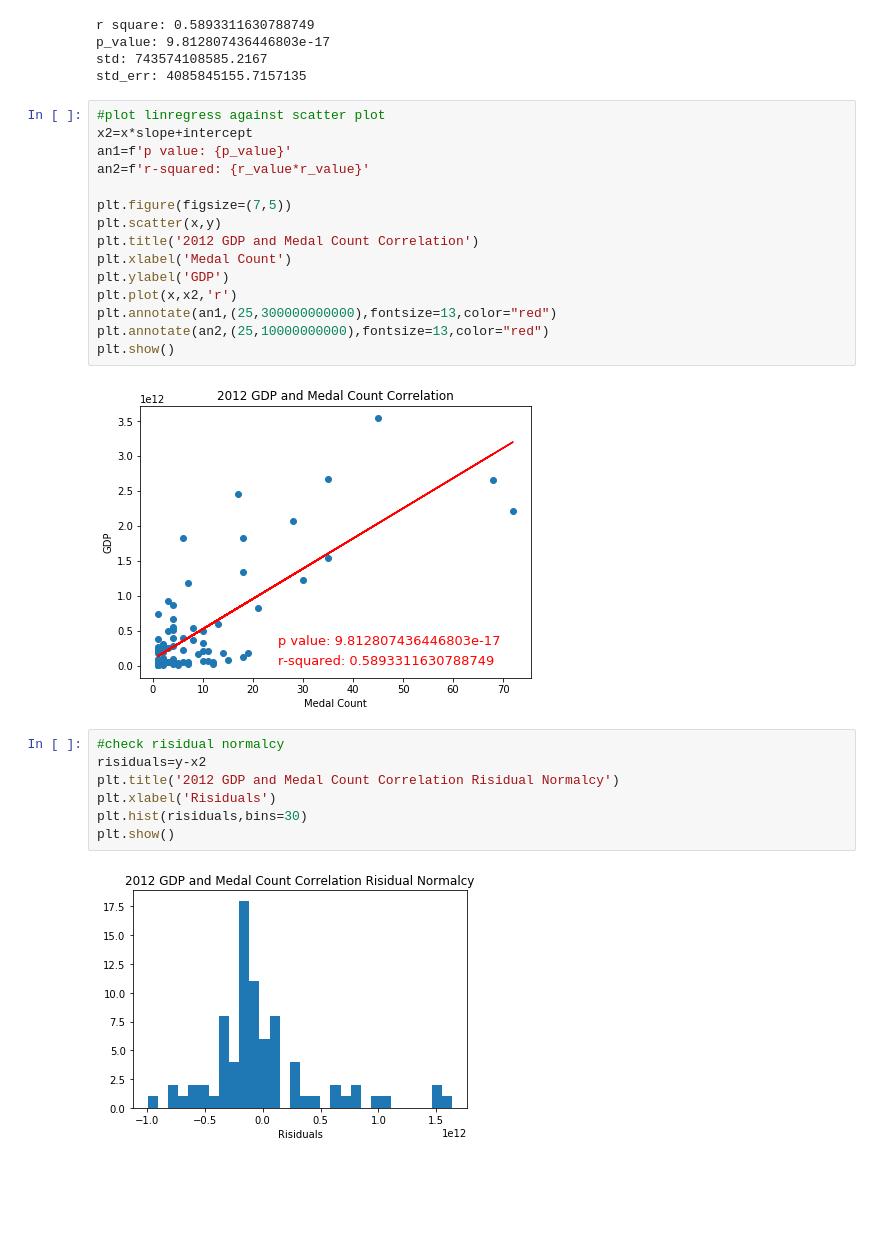
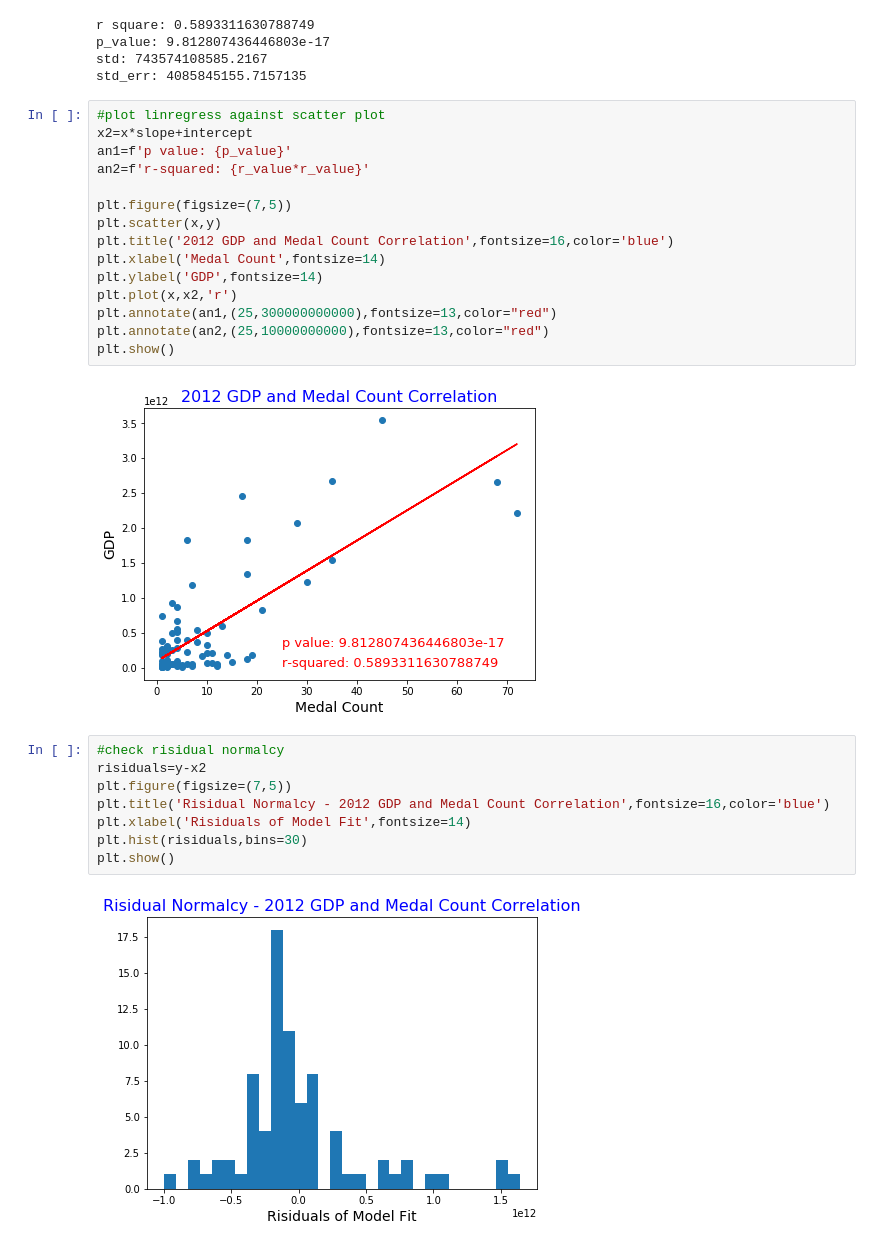
Before and after one commit to julia-claira/Olympic-Country-GDP, a Jupyter notebook: correlation.ipynb, the cells around one changed output. Cells and saved outputs as stored; diff of their text form; blank space fills up the shorter version.

Commit message:
formatted graphs

```diff
--- a/correlation.ipynb
+++ b/correlation.ipynb
@@ -84,21 +84,22 @@ an2=f'r-squared: {r_value*r_value}'
 
 plt.figure(figsize=(7,5))
 plt.scatter(x,y)
-plt.title('2012 GDP and Medal Count Correlation')
-plt.xlabel('Medal Count')
-plt.ylabel('GDP')
+plt.title('2012 GDP and Medal Count Correlation',fontsize=16,color='blue')
+plt.xlabel('Medal Count',fontsize=14)
+plt.ylabel('GDP',fontsize=14)
 plt.plot(x,x2,'r')
 plt.annotate(an1,(25,300000000000),fontsize=13,color="red")
 plt.annotate(an2,(25,10000000000),fontsize=13,color="red")
 plt.show()
 # %% [output]
-[figure, old version]
+[figure, new version]
 # %%
 #check risidual normalcy
 risiduals=y-x2
-plt.title('2012 GDP and Medal Count Correlation Risidual Normalcy')
-plt.xlabel('Risiduals')
+plt.figure(figsize=(7,5))
+plt.title('Risidual Normalcy - 2012 GDP and Medal Count Correlation',fontsize=16,color='blue')
+plt.xlabel('Risiduals of Model Fit',fontsize=14)
 plt.hist(risiduals,bins=30)
 plt.show()
 # %% [output]
-[figure, old version]
+[figure, new version]
```
Also changed, not shown: 2 other files.
